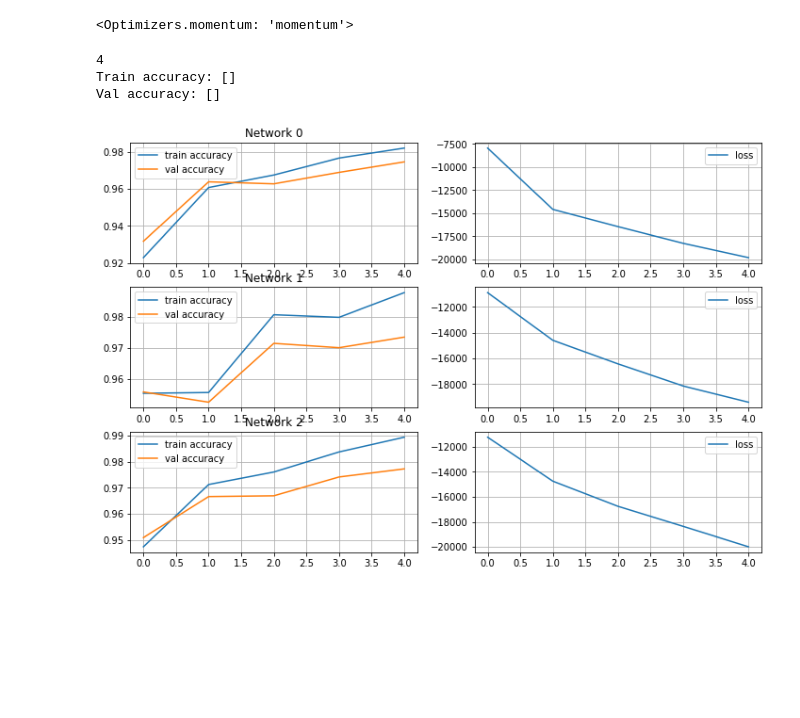
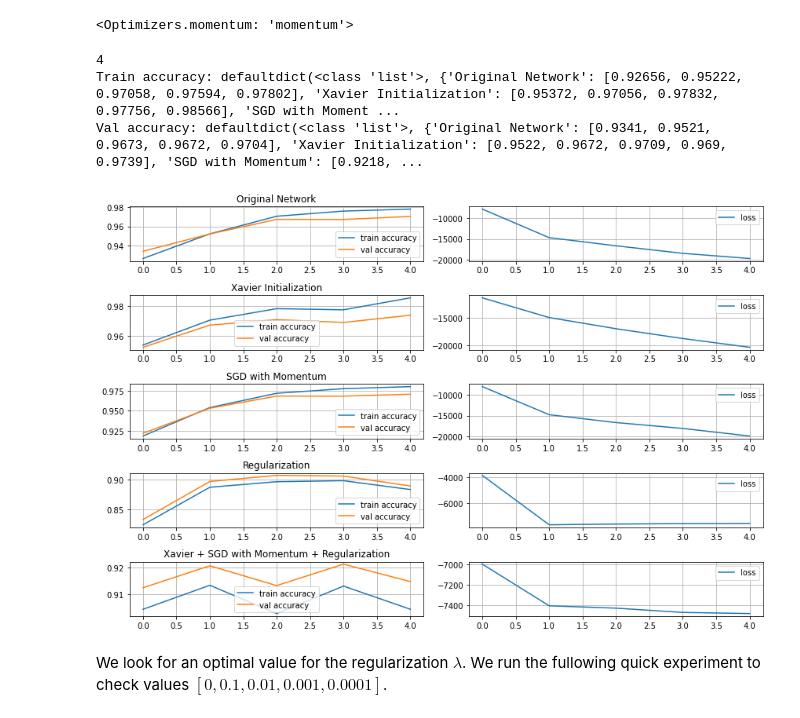
Before and after one commit to GaborBakos/deep_learning, a Jupyter notebook: NumpyNN_(honor).ipynb, the cells around one changed output. Cells and saved outputs as stored; diff of their text form; code cells hidden in the pictures; blank space fills up the shorter version.

```diff
--- a/NumpyNN_(honor).ipynb
+++ b/NumpyNN_(honor).ipynb
@@ -707,12 +702,11 @@ class Network:
         adjusted_exp = np.exp(z - np.max(z, axis=1, keepdims=True))
         return adjusted_exp / adjusted_exp.sum(axis=1, keepdims=True)
 
-    @staticmethod
-    def grad_softmax_crossentropy_with_logits(logits,reference_answers):
+    def grad_softmax_crossentropy_with_logits(self, logits,reference_answers):
         """Compute crossentropy gradient from logits[batch,n_classes] and ids of correct answers"""
         ones_for_answers = np.zeros_like(logits)
         ones_for_answers[np.arange(len(logits)),reference_answers] = 1
-        softmax = softmax_robust(logits)
+        softmax = self.softmax_robust(logits)
         return (- ones_for_answers + softmax) / logits.shape[0]
 
     def train(self, X, y):
@@ -759,50 +753,76 @@ network.append(Dense(200,10, xavier_initialization=True, optimizer_type=None))
 nn1 = Network(network)
 
 network = []
-network.append(Dense(X_train.shape[1],100, xavier_initialization=True, optimizer_type=Optimizers.momentum))
+network.append(Dense(X_train.shape[1],100, xavier_initialization=False, optimizer_type=Optimizers.momentum))
 network.append(ReLU())
-network.append(Dense(100,200, xavier_initialization=True, optimizer_type=Optimizers.momentum))
+network.append(Dense(100,200, xavier_initialization=False, optimizer_type=Optimizers.momentum))
 network.append(ReLU())
-network.append(Dense(200,10, xavier_initialization=True, optimizer_type=Optimizers.momentum))
+network.append(Dense(200,10, xavier_initialization=False, optimizer_type=Optimizers.momentum))
 
 nn2 = Network(network)
 
-network_of_networks = [nn0, nn1, nn2]
+
+network = []
+network.append(Dense(X_train.shape[1],100, xavier_initialization=False, optimizer_type=None, regularization=True))
+network.append(ReLU())
+network.append(Dense(100,200, xavier_initialization=False, optimizer_type=None, regularization=True))
+network.append(ReLU())
+network.append(Dense(200,10, xavier_initialization=False, optimizer_type=None, regularization=True))
+
+nn3 = Network(network)
+
+network = []
+network.append(Dense(X_train.shape[1],100, xavier_initialization=True, optimizer_type=Optimizers.momentum, regularization=True))
+network.append(ReLU())
+network.append(Dense(100,200, xavier_initialization=True, optimizer_type=Optimizers.momentum, regularization=True))
+network.append(ReLU())
+network.append(Dense(200,10, xavier_initialization=True, optimizer_type=Optimizers.momentum, regularization=True))
+
+nn4 = Network(network)
+
+network_of_networks = [nn0, nn1, nn2, nn3, nn4]
+network_names = ["Original Network", "Xavier Initialization", "SGD with Momentum", "Regularization", "Xavier + SGD with Momentum + Regularization"]
+
 
 
 from IPython.display import clear_output
 from collections import defaultdict
+from pprint import pprint
 plt.rcParams['figure.figsize'] = [12, 8]
 train_log = defaultdict(list)
 val_log = defaultdict(list)
 loss_log = defaultdict(list)
 for epoch in range(5):
     fig, ax = plt.subplots(len(network_of_networks), 2, squeeze=False)
     for idx, nn in enumerate(network_of_networks):
+        name = network_names[idx]
         tmp = 0
         for x_batch,y_batch in iterate_minibatches(X_train,y_train,batchsize=32,shuffle=True):
             tmp += nn.train(x_batch,y_batch)
-        loss_log[idx].append(tmp)
-        train_log[idx].append(np.mean(nn.predict(X_train)==y_train))
-        val_log[idx].append(np.mean(nn.predict(X_val)==y_val))
+        loss_log[name].append(tmp)
+        train_log[name].append(np.mean(nn.predict(X_train)==y_train))
+        val_log[name].append(np.mean(nn.predict(X_val)==y_val))
         clear_output()
         print(epoch)
         print("Train accuracy:",train_log)
         print("Val accuracy:",val_log)
-        ax[idx, 0].plot(train_log[idx], label='train accuracy')
-        ax[idx, 0].plot(val_log[idx], label='val accuracy')
-        ax[idx, 1].plot(loss_log[idx], label='loss')
-        ax[idx, 0].set_title(f"Network {idx}")
+        ax[idx, 0].plot(train_log[name], label='train accuracy')
+        ax[idx, 0].plot(val_log[name], label='val accuracy')
+        ax[idx, 1].plot(loss_log[name], label='loss')
+        ax[idx, 0].set_title(f"{name}")
     for i in range(len(network_of_networks)):
         ax[i, 0].legend()
         ax[i, 1].legend()
         ax[i, 0].legend(loc='best')
         ax[i, 1].legend(loc='best')
         ax[i, 0].grid()
         ax[i, 1].grid()
+    plt.tight_layout()
     plt.show()
 # %% [output]
 4
-Train accuracy: []
-Val accuracy: []
+Train accuracy: defaultdict(<class 'list'>, {'Original Network': [0.92656, 0.95222, 0.97058, 0.97594, 0.97802], 'Xavier Initialization': [0.95372, 0.97056, 0.97832, 0.97756, 0.98566], 'SGD with Moment ...
+Val accuracy: defaultdict(<class 'list'>, {'Original Network': [0.9341, 0.9521, 0.9673, 0.9672, 0.9704], 'Xavier Initialization': [0.9522, 0.9672, 0.9709, 0.969, 0.9739], 'SGD with Momentum': [0.9218, ...
-[figure, old version]
+[figure, new version]
+# %% [markdown]
+We look for an optimal value for the regularization $\lambda$. We run the fullowing quick experiment to check values $\left[0, 0.1, 0.01, 0.001, 0.0001\right]$.
```
Also changed, not shown: parts of 5 cells of this notebook.
